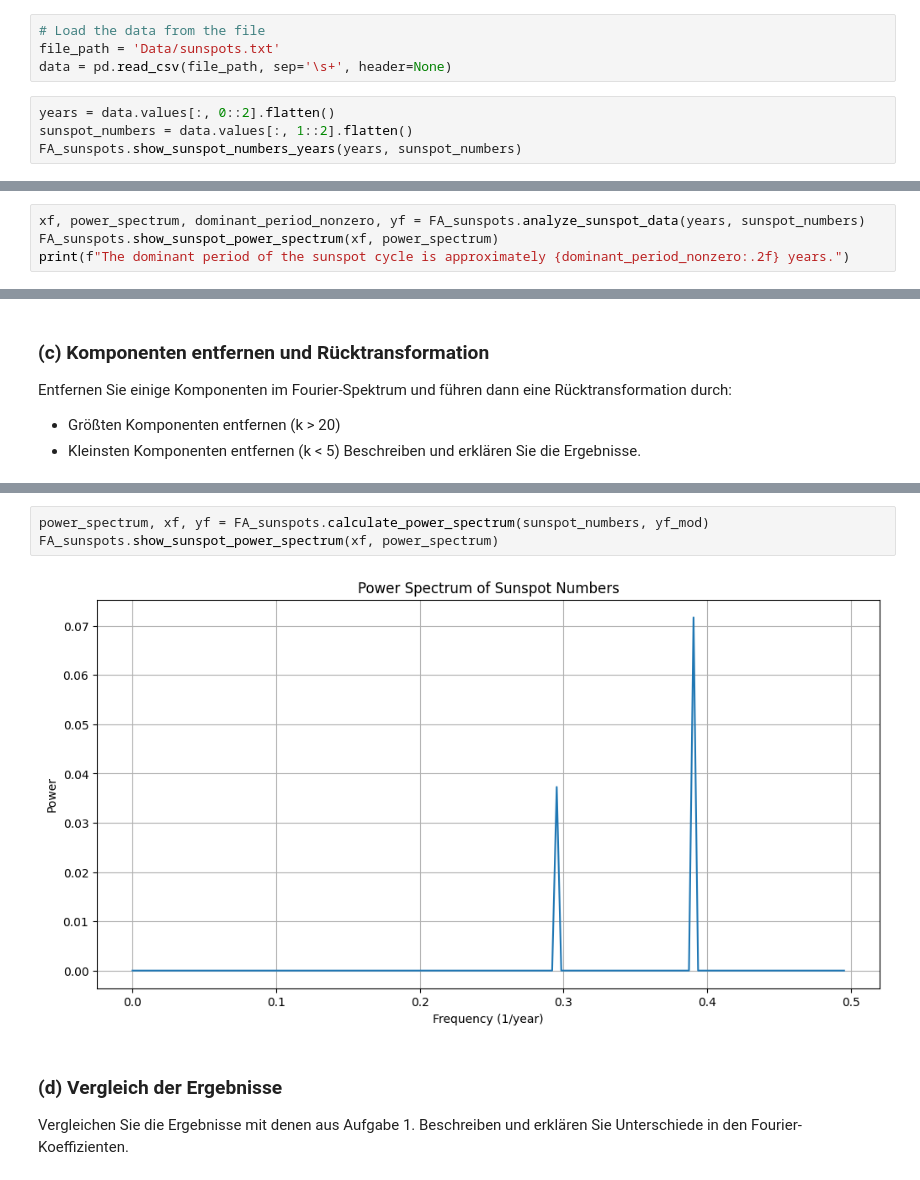
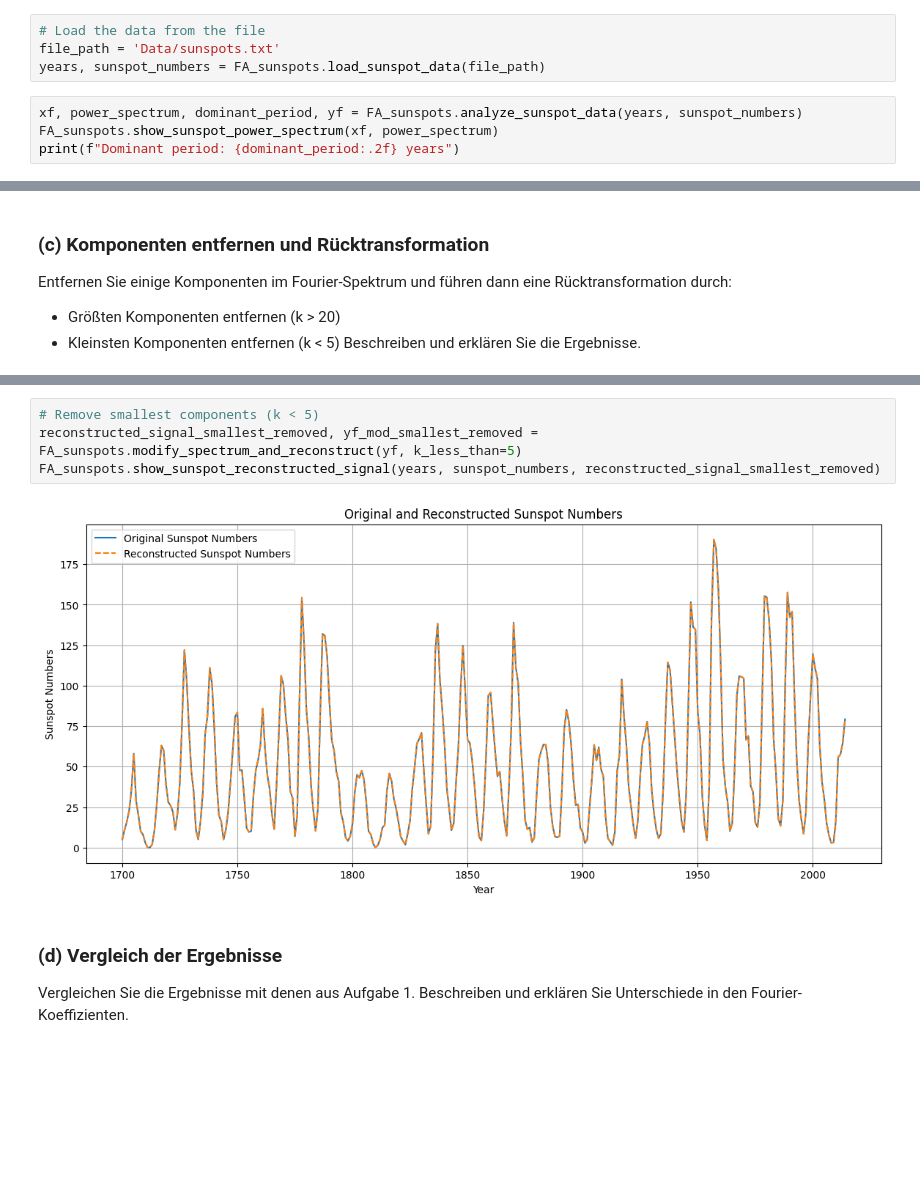
Before and after one commit to infamousperi/FourierTransformation, a Jupyter notebook: MC2.ipynb, the cells around one changed output, grey strips where cells are left out. Cells and saved outputs as stored; diff of their text form; blank space fills up the shorter version.

```diff
--- a/MC2.ipynb
+++ b/MC2.ipynb
@@ -100,9 +100,9 @@ from FA import Fourier_Approximation_sunspots as FA_sunspots
 # %%
 # Load the data from the file
 file_path = 'Data/sunspots.txt'
-data = pd.read_csv(file_path, sep='\s+', header=None)
+years, sunspot_numbers = FA_sunspots.load_sunspot_data(file_path)
 # %%
-years = data.values[:, 0::2].flatten()
-sunspot_numbers = data.values[:, 1::2].flatten()
-FA_sunspots.show_sunspot_numbers_years(years, sunspot_numbers)
+xf, power_spectrum, dominant_period, yf = FA_sunspots.analyze_sunspot_data(years, sunspot_numbers)
+FA_sunspots.show_sunspot_power_spectrum(xf, power_spectrum)
+print(f"Dominant period: {dominant_period:.2f} years")
 # %% [output]
@@ -110,4 +110,0 @@ FA_sunspots.show_sunspot_numbers_years(years, sunspot_numbers)
-# %%
-xf, power_spectrum, dominant_period_nonzero, yf = FA_sunspots.analyze_sunspot_data(years, sunspot_numbers)
-FA_sunspots.show_sunspot_power_spectrum(xf, power_spectrum)
-print(f"The dominant period of the sunspot cycle is approximately {dominant_period_nonzero:.2f} years.")
@@ -143,8 +136,9 @@ reconstructed_signal, yf_mod = FA_sunspots.modify_spectrum_and_reconstruct(yf, k
 # %%
-power_spectrum, xf, yf = FA_sunspots.calculate_power_spectrum(sunspot_numbers, yf_mod)
-FA_sunspots.show_sunspot_power_spectrum(xf, power_spectrum)
+# Remove smallest components (k < 5)
+reconstructed_signal_smallest_removed, yf_mod_smallest_removed = FA_sunspots.modify_spectrum_and_reconstruct(yf, k_less_than=5)
+FA_sunspots.show_sunspot_reconstructed_signal(years, sunspot_numbers, reconstructed_signal_smallest_removed)
 # %% [output]
-[figure, old version]
+[figure, new version]
 # %% [markdown]
 ### (d) Vergleich der Ergebnisse
 Vergleichen Sie die Ergebnisse mit denen aus Aufgabe 1. Beschreiben und erklären Sie Unterschiede in den Fourier-Koeffizienten.
```
Also changed, not shown: parts of 4 cells of this notebook, 1 other file.
